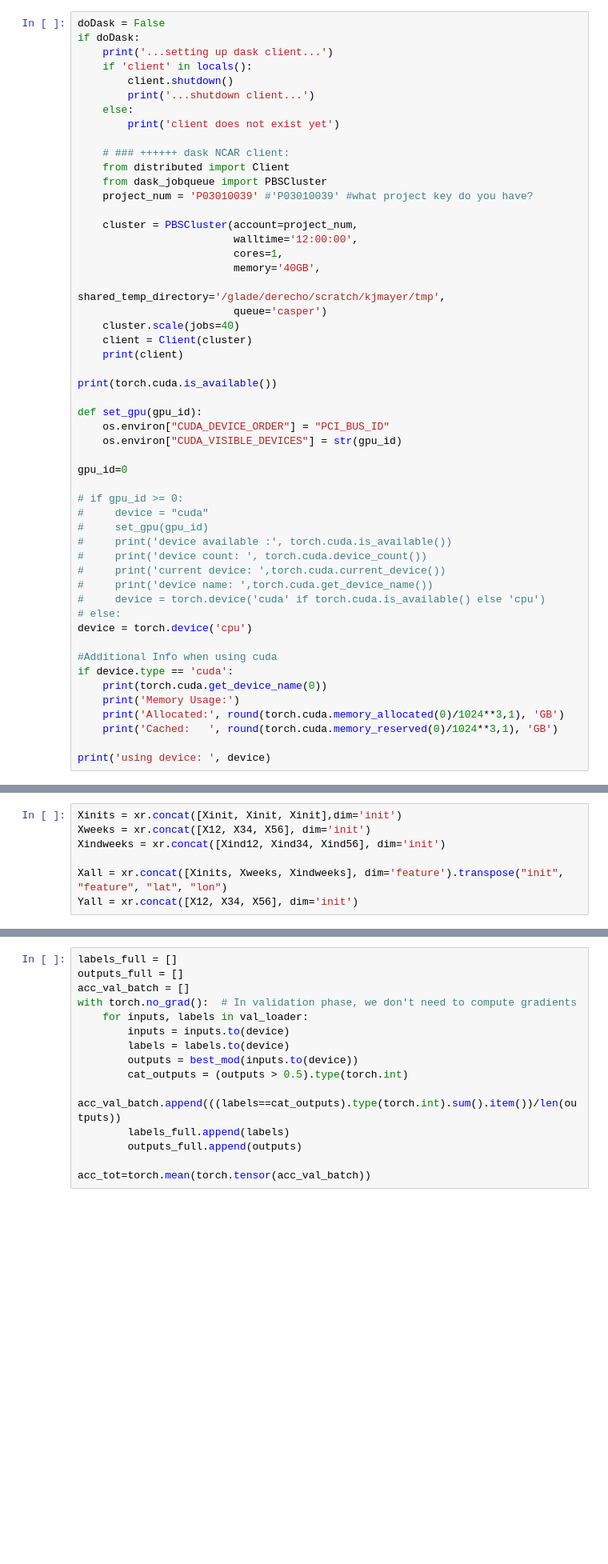
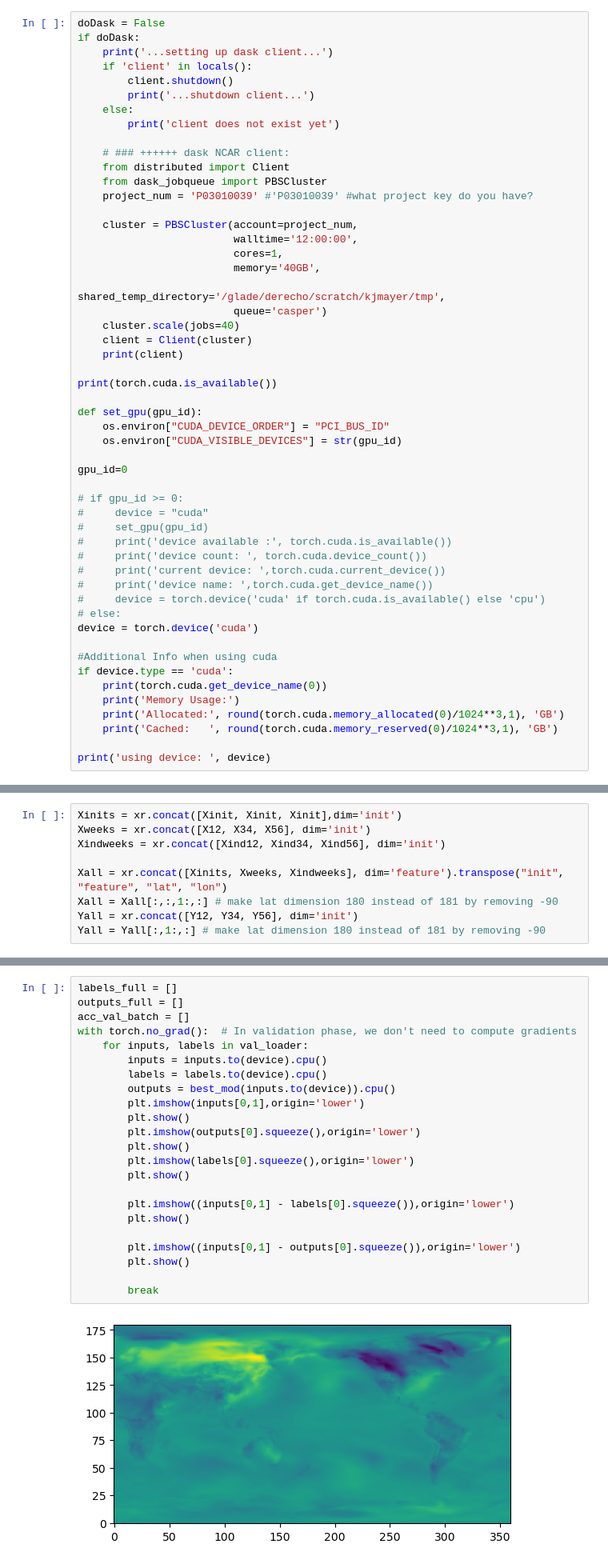
Before and after one commit to WillyChap/ViT_XAI, a Jupyter notebook: Models/S2Sbiascorr/trainViT.ipynb, the cells around one changed output, grey strips where cells are left out. Shown: that part at 80% size. Saved outputs shown, nothing was run; the diff lists cells and outputs as text; blank space fills up the shorter version.

```diff
--- a/Models/S2Sbiascorr/trainViT.ipynb
+++ b/Models/S2Sbiascorr/trainViT.ipynb
@@ -91,7 +66,7 @@ gpu_id=0
 #     print('device name: ',torch.cuda.get_device_name())
 #     device = torch.device('cuda' if torch.cuda.is_available() else 'cpu')
 # else:
-device = torch.device('cpu')
+device = torch.device('cuda')
 
 #Additional Info when using cuda
 if device.type == 'cuda':
@@ -146,7 +125,9 @@ Xweeks = xr.concat([X12, X34, X56], dim='init')
 Xindweeks = xr.concat([Xind12, Xind34, Xind56], dim='init')
 
 Xall = xr.concat([Xinits, Xweeks, Xindweeks], dim='feature').transpose("init", "feature", "lat", "lon")
-Yall = xr.concat([X12, X34, X56], dim='init')
+Xall = Xall[:,:,1:,:] # make lat dimension 180 instead of 181 by removing -90
+Yall = xr.concat([Y12, Y34, Y56], dim='init')
+Yall = Yall[:,1:,:] # make lat dimension 180 instead of 181 by removing -90
 # %%
 # train, val, test split
 Ntrain = 1000
@@ -263,15 +281,25 @@ RuntimeError: The size of tensor a (64) must match the size of tensor b (181) at
 # %%
 labels_full = []
 outputs_full = []
 acc_val_batch = []
 with torch.no_grad():  # In validation phase, we don't need to compute gradients
     for inputs, labels in val_loader:
-        inputs = inputs.to(device)
-        labels = labels.to(device)
-        outputs = best_mod(inputs.to(device))
-        cat_outputs = (outputs > 0.5).type(torch.int)
-        acc_val_batch.append(((labels==cat_outputs).type(torch.int).sum().item())/len(outputs))
-        labels_full.append(labels)
-        outputs_full.append(outputs)
+        inputs = inputs.to(device).cpu()
+        labels = labels.to(device).cpu()
+        outputs = best_mod(inputs.to(device)).cpu()
+        plt.imshow(inputs[0,1],origin='lower')
+        plt.show()
+        plt.imshow(outputs[0].squeeze(),origin='lower')
+        plt.show()
+        plt.imshow(labels[0].squeeze(),origin='lower')
+        plt.show()
 
-acc_tot=torch.mean(torch.tensor(acc_val_batch))
+        plt.imshow((inputs[0,1] - labels[0].squeeze()),origin='lower')
+        plt.show()
+
+        plt.imshow((inputs[0,1] - outputs[0].squeeze()),origin='lower')
+        plt.show()
+
+        break
+# %% [output]
+[figure, added]
```
Also changed, not shown: parts of 25 cells of this notebook, 2 other files.
